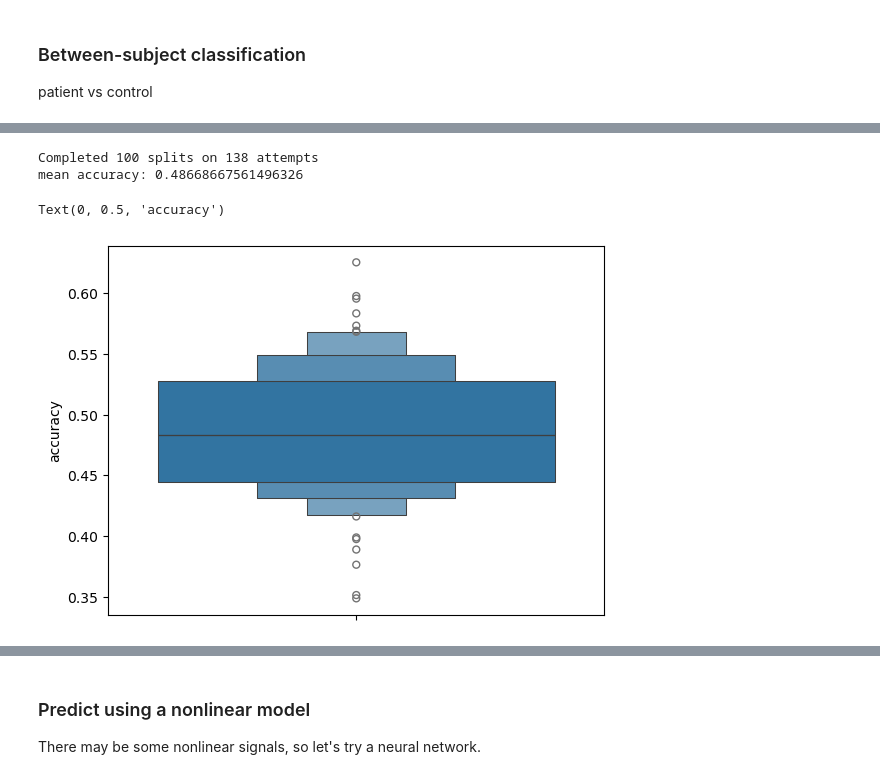
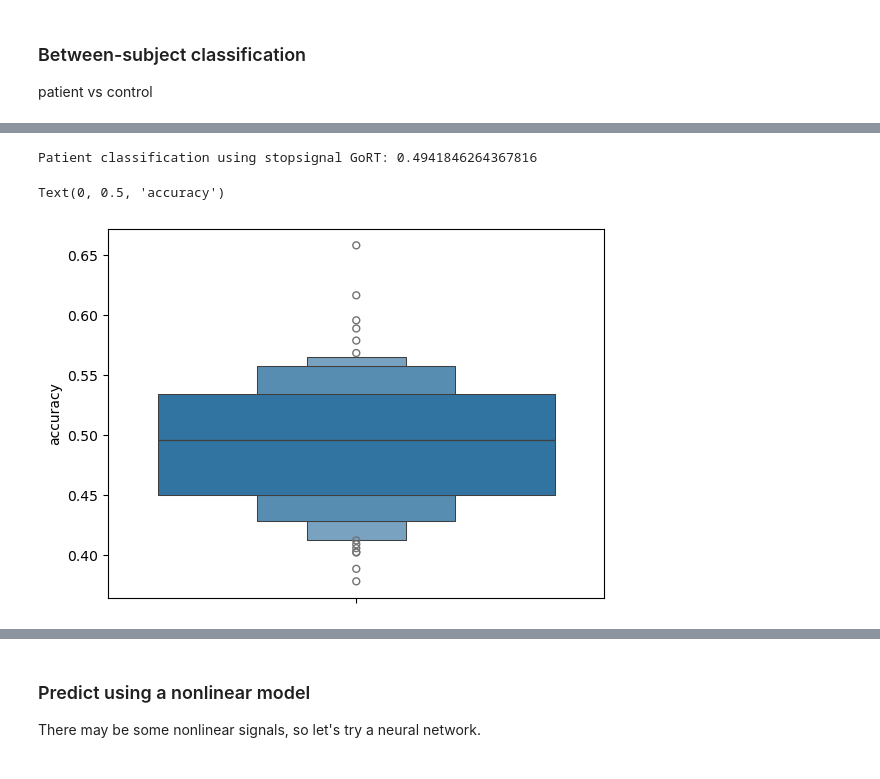
Before and after one commit to poldrack/AI_in_CogNeuro, a Jupyter notebook: notebooks/prediction.ipynb, the cells around one changed output, grey strips where cells are left out. Saved outputs shown, nothing was run; the diff lists cells and outputs as text; code cells hidden in the pictures.

```diff
--- a/notebooks/prediction.ipynb
+++ b/notebooks/prediction.ipynb
@@ -148,4 +291,0 @@ sns.displot(metadata_df['ssrt'])
-# %%
-# use shuffle split
-
-run_ridgeCV_equaldist(data, metadata_df['ssrt'])
@@ -154,0 +292,11 @@ np.float64(-0.08675965285900208)
+# %%
+# use shuffle split
+
+acc = run_ridgeCV_equaldist(data, metadata_df[pheno_var])
+print('Mean accuracy:', acc)
+
+shuf_acc = [acc] # include the actual accuracy to preven p=0
+for i in range(500):
+    shuf_acc.append(run_ridgeCV_equaldist(data, metadata_df[pheno_var],
+                                     shuffle_y=True))
+print('p-value under null:', np.mean(acc <= np.array(shuf_acc)))
@@ -156,6 +307,3 @@ np.float64(-0.08675965285900208)
 ### Between-subject classification
 
 patient vs control
-# %%
-metadata_df['patient'] = (metadata_df.diagnosis != 'CONTROL').astype('int')
-metadata_df.patient.mean()
@@ -164,50 +310,43 @@ np.float64(0.5354330708661418)
 # %%
-def run_clf_equaldist(data, target, nsplits=100, test_size=0.3,
+def run_clf_stratified(data, target, nsplits=100, test_size=0.3,
                 seed=None, verbose=False, splitmult=10000,
                 pthresh=.9, clf=None, shuffle_y=False):
 
-    ss = ShuffleSplit(n_splits=nsplits*splitmult,
+    sss = StratifiedShuffleSplit(n_splits=nsplits*splitmult,
                       test_size=test_size, random_state=seed)
     acc = []
     coefs = None
-    for split_idx, (train_idx, test_idx) in enumerate(ss.split(data)):
-        if pthresh is not None and ks_2samp(target[train_idx], target[test_idx]).pvalue < pthresh:
-            continue
+    for split_idx, (train_idx, test_idx) in enumerate(sss.split(data, target)):
         if shuffle_y:
             target = np.random.permutation(target)
         train_X = data[train_idx]
         train_y = target[train_idx]
         test_X = data[test_idx]
         test_y = target[test_idx]
 
         # fit the model
         if clf is None:
             clf = SGDClassifier
         model = clf()
         model.fit(train_X, train_y)
         if coefs is None:
             coefs = model.coef_
         else:
             coefs += model.coef_
         pred_y = model.predict(test_X)
         acc.append(sklearn.metrics.balanced_accuracy_score(test_y, pred_y))
         if verbose:
             print(f'split {split_idx}: r2={acc[-1]}')
         if len(acc) == nsplits:
             break
     coefs /= (split_idx + 1)
-    if len(acc) < nsplits:
-        print(f'Warning: only {len(acc)} splits completed on {split_idx} attempts')
-    else:
-        print(f'Completed {len(acc)} splits on {split_idx} attempts')
     return acc, coefs
 
-acc, _ = run_clf_equaldist(data, metadata_df.patient)
-print(f'mean accuracy: {np.mean(acc)}')
+acc, _ = run_clf_stratified(data, metadata_df.patient)
+print(f'Patient classification using {task} {contrast}: {np.mean(acc)}')
 sns.boxenplot(acc)
 plt.ylabel('accuracy')
 # %% [output]
-Completed 100 splits on 138 attempts
-mean accuracy: 0.48668667561496326
+Patient classification using stopsignal GoRT: 0.4941846264367816
 Text(0, 0.5, 'accuracy')
-[figure, old version]
+[figure, new version]
```
Also changed, not shown: parts of 23 cells of this notebook.
